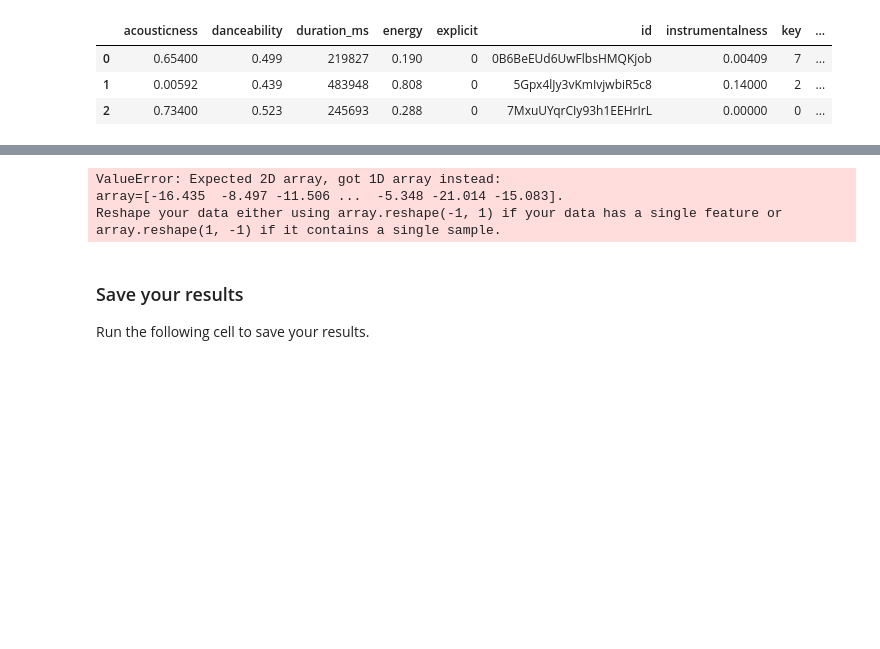
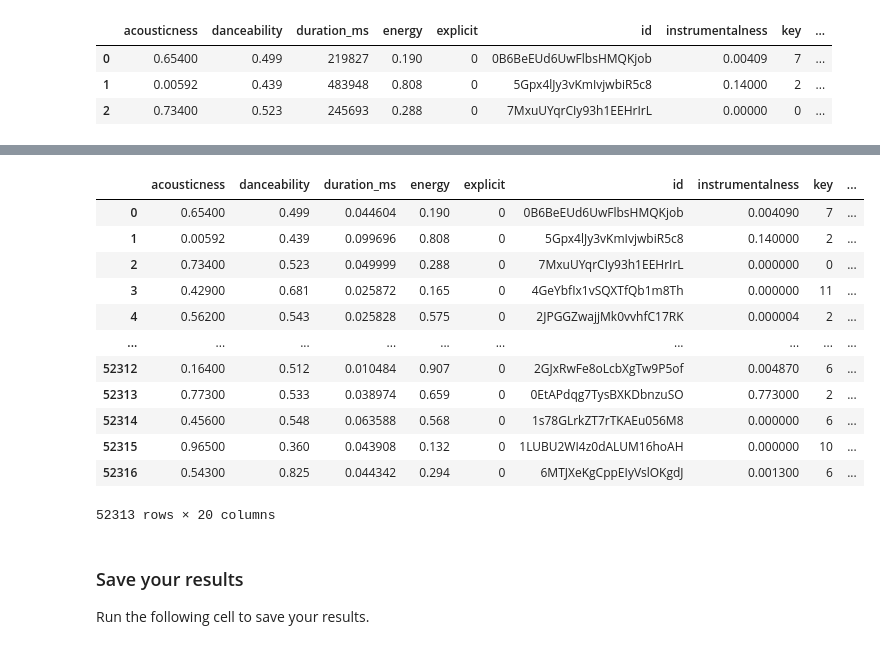
Before and after one commit to Guillaume-GL/data-certification-exam, a Jupyter notebook: machine_learning/spotify_popularity_predictor.ipynb, the cells around one changed output, grey strips where cells are left out. Saved outputs shown, nothing was run; the diff lists cells and outputs as text; code cells hidden in the pictures; blank space fills up the shorter version.

```diff
--- a/machine_learning/spotify_popularity_predictor.ipynb
+++ b/machine_learning/spotify_popularity_predictor.ipynb
@@ -117,15 +85,40 @@ memory usage: 8.4+ MB
 # %%
 from sklearn.preprocessing import MinMaxScaler
+scaler = MinMaxScaler()
+scaler.fit(data[['acousticness',
+                 'danceability',
+                 'duration_ms',
+                 'energy',
+                 'instrumentalness',
+                 'liveness',
+                 'loudness',
+                 'tempo',
 
-def min_max_scale(x):
-    scaler = MinMaxScaler()
-    return scaler.fit_transform(x)
 
-data['loudness'] = data[['loudness']].apply(min_max_scale)
+                 'valence'
+                   ]])
+
+data[['duration_ms',
+      'loudness',
+      'tempo']] = scaler.transform(data[['duration_ms',
+                                         'loudness',
+                                         'tempo']])
+
+data
 # %% [output]
+|  | acousticness | danceability | duration_ms | energy | explicit | id | instrumentalness | key | ... |
+| 0 | 0.65400 | 0.499 | 0.044604 | 0.190 | 0 | 0B6BeEUd6UwFlbsHMQKjob | 0.004090 | 7 | ... |
+| 1 | 0.00592 | 0.439 | 0.099696 | 0.808 | 0 | 5Gpx4lJy3vKmIvjwbiR5c8 | 0.140000 | 2 | ... |
+| 2 | 0.73400 | 0.523 | 0.049999 | 0.288 | 0 | 7MxuUYqrCIy93h1EEHrIrL | 0.000000 | 0 | ... |
+| 3 | 0.42900 | 0.681 | 0.025872 | 0.165 | 0 | 4GeYbfIx1vSQXTfQb1m8Th | 0.000000 | 11 | ... |
+| 4 | 0.56200 | 0.543 | 0.025828 | 0.575 | 0 | 2JPGGZwajjMk0vvhfC17RK | 0.000004 | 2 | ... |
+| ... | ... | ... | ... | ... | ... | ... | ... | ... | ... |
+| 52312 | 0.16400 | 0.512 | 0.010484 | 0.907 | 0 | 2GJxRwFe8oLcbXgTw9P5of | 0.004870 | 6 | ... |
+| 52313 | 0.77300 | 0.533 | 0.038974 | 0.659 | 0 | 0EtAPdqg7TysBXKDbnzuSO | 0.773000 | 2 | ... |
+| 52314 | 0.45600 | 0.548 | 0.063588 | 0.568 | 0 | 1s78GLrkZT7rTKAEu056M8 | 0.000000 | 6 | ... |
+| 52315 | 0.96500 | 0.360 | 0.043908 | 0.132 | 0 | 1LUBU2WI4z0dALUM16hoAH | 0.000000 | 10 | ... |
+| 52316 | 0.54300 | 0.825 | 0.044342 | 0.294 | 0 | 6MTJXeKgCppEIyVslOKgdJ | 0.001300 | 6 | ... |
-ValueError: Expected 2D array, got 1D array instead:
-array=[-16.435  -8.497 -11.506 ...  -5.348 -21.014 -15.083].
-Reshape your data either using array.reshape(-1, 1) if your data has a single feature or array.reshape(1, -1) if it contains a single sample.
+52313 rows × 20 columns
 # %% [markdown]
 ### Save your results
 
```
Also changed, not shown: parts of 11 cells of this notebook, 2 other files.
